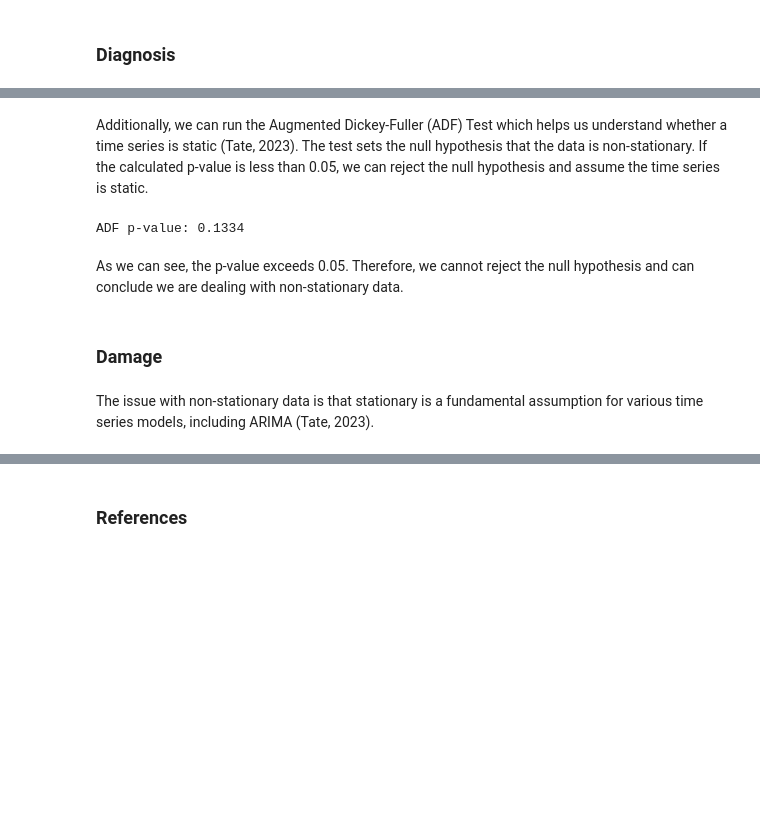
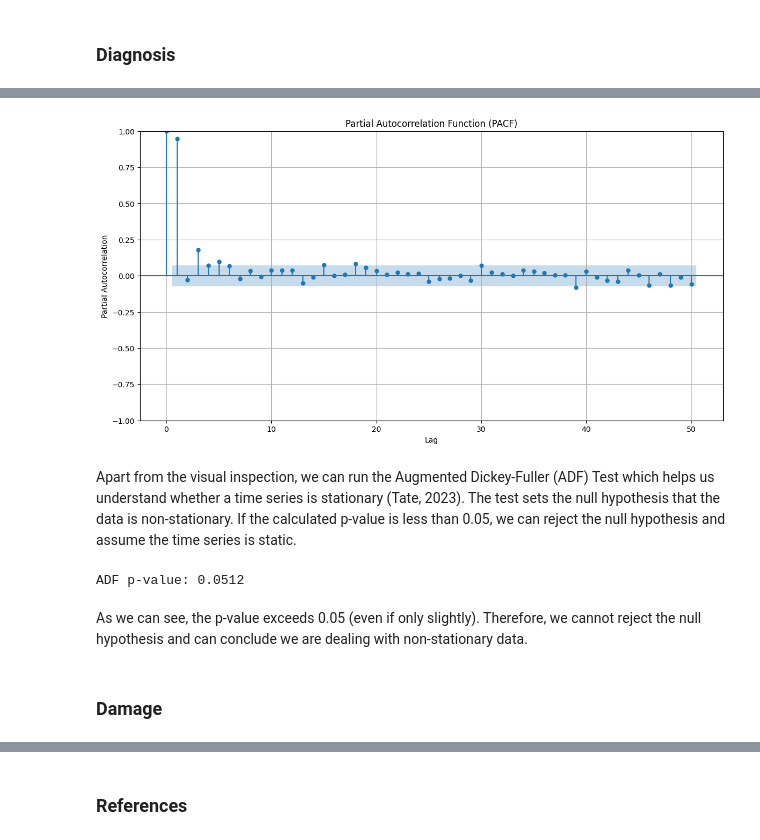
Before and after one commit to RabeaTzenetos/wqu, a Jupyter notebook: financial-econometrics/gwp1/non-stationary_weather.ipynb, the cells around one changed output, grey strips where cells are left out. Saved outputs shown, nothing was run; the diff lists cells and outputs as text; code cells hidden in the pictures; blank space fills up the shorter version.

```diff
--- a/financial-econometrics/gwp1/non-stationary_weather.ipynb
+++ b/financial-econometrics/gwp1/non-stationary_weather.ipynb
@@ -87,14 +117,22 @@ The above graph shows that the average stock price of Nokia fluctuates with time
+# %%
+plt.figure(figsize=(14, 7))
+plot_pacf(weather['temp'], lags=50, ax=plt.gca())
+plt.title('Partial Autocorrelation Function (PACF)')
+plt.xlabel('Lag')
+plt.ylabel('Partial Autocorrelation')
+plt.grid(True)
+plt.show()
+# %% [output]
+[figure, added]
 # %% [markdown]
-Additionally, we can run the Augmented Dickey-Fuller (ADF) Test which helps us understand whether a time series is static (Tate, 2023). The test sets the null hypothesis that the data is non-stationary. If the calculated p-value is less than 0.05, we can reject the null hypothesis and assume the time series is static.
+Apart from the visual inspection, we can run the Augmented Dickey-Fuller (ADF) Test which helps us understand whether a time series is stationary (Tate, 2023). The test sets the null hypothesis that the data is non-stationary. If the calculated p-value is less than 0.05, we can reject the null hypothesis and assume the time series is static.
 # %%
-adf_result = adfuller(nokia_data['Adj Close'])
+adf_result = adfuller(weather['temp'])
 p_value = adf_result[1]
 print(f'ADF p-value: {p_value:.4f}')
 # %% [output]
-ADF p-value: 0.1334
+ADF p-value: 0.0512
 # %% [markdown]
-As we can see, the p-value exceeds 0.05. Therefore, we cannot reject the null hypothesis and can conclude we are dealing with non-stationary data.
+As we can see, the p-value exceeds 0.05 (even if only slightly). Therefore, we cannot reject the null hypothesis and can conclude we are dealing with non-stationary data.
 # %% [markdown]
 ### Damage
-# %% [markdown]
-The issue with non-stationary data is that stationary is a fundamental assumption for various time series models, including ARIMA (Tate, 2023).
```
Also changed, not shown: parts of 14 cells of this notebook.
